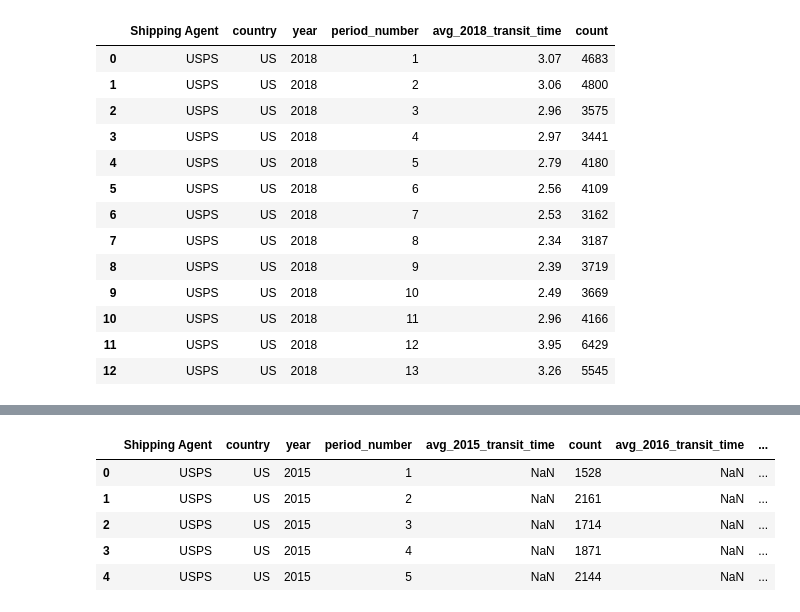
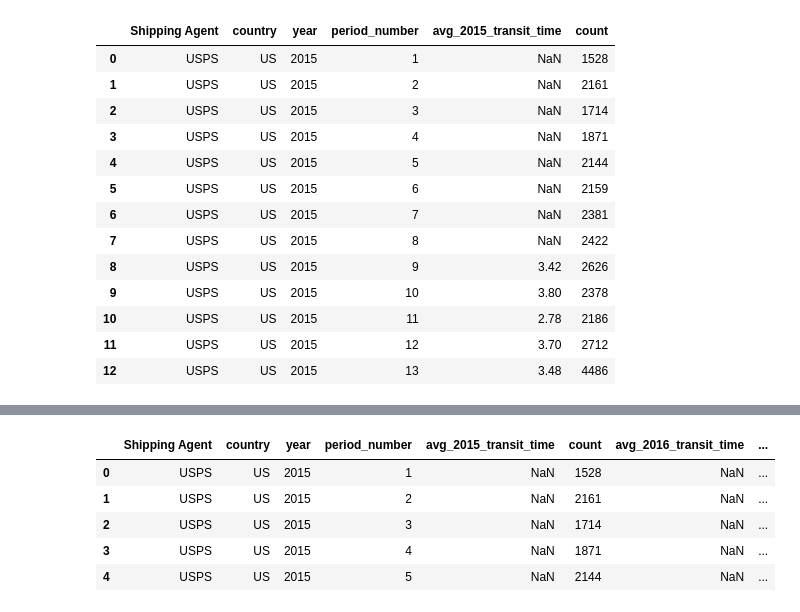
Before and after one commit to wrighang/shipping-data-analysis, a Jupyter notebook: FINAL_usps_transit_time_analysis.ipynb, the cells around one changed output, grey strips where cells are left out. Drawn from its saved outputs; the diff is of its cells as text; code cells hidden in the pictures.

```diff
--- a/FINAL_usps_transit_time_analysis.ipynb
+++ b/FINAL_usps_transit_time_analysis.ipynb
@@ -14,28 +26,28 @@ import scipy.stats as st
 # %%
 #load files
 usps_transit_time_2015 = os.path.join(".", "output", "usps_transit_time_2015.csv")
 usps_transit_time_2016 = os.path.join(".", "output", "usps_transit_time_2016.csv")
 usps_transit_time_2017 = os.path.join(".", "output", "usps_transit_time_2017.csv")
 usps_transit_time_2018 = os.path.join(".", "output", "usps_transit_time_2018.csv")
 
 #read data
 usps_transit_time_2015_df = pd.read_csv(usps_transit_time_2015)
 usps_transit_time_2016_df = pd.read_csv(usps_transit_time_2016)
 usps_transit_time_2017_df = pd.read_csv(usps_transit_time_2017)
 usps_transit_time_2018_df = pd.read_csv(usps_transit_time_2018)
-usps_transit_time_2018_df
+usps_transit_time_2015_df
 # %% [output]
-|  | Shipping Agent | country | year | period_number | avg_2018_transit_time | count |
-| 0 | USPS | US | 2018 | 1 | 3.07 | 4683 |
-| 1 | USPS | US | 2018 | 2 | 3.06 | 4800 |
-| 2 | USPS | US | 2018 | 3 | 2.96 | 3575 |
-| 3 | USPS | US | 2018 | 4 | 2.97 | 3441 |
-| 4 | USPS | US | 2018 | 5 | 2.79 | 4180 |
-| 5 | USPS | US | 2018 | 6 | 2.56 | 4109 |
-| 6 | USPS | US | 2018 | 7 | 2.53 | 3162 |
-| 7 | USPS | US | 2018 | 8 | 2.34 | 3187 |
-| 8 | USPS | US | 2018 | 9 | 2.39 | 3719 |
-| 9 | USPS | US | 2018 | 10 | 2.49 | 3669 |
-| 10 | USPS | US | 2018 | 11 | 2.96 | 4166 |
-| 11 | USPS | US | 2018 | 12 | 3.95 | 6429 |
-| 12 | USPS | US | 2018 | 13 | 3.26 | 5545 |
+|  | Shipping Agent | country | year | period_number | avg_2015_transit_time | count |
+| 0 | USPS | US | 2015 | 1 | NaN | 1528 |
+| 1 | USPS | US | 2015 | 2 | NaN | 2161 |
+| 2 | USPS | US | 2015 | 3 | NaN | 1714 |
+| 3 | USPS | US | 2015 | 4 | NaN | 1871 |
+| 4 | USPS | US | 2015 | 5 | NaN | 2144 |
+| 5 | USPS | US | 2015 | 6 | NaN | 2159 |
+| 6 | USPS | US | 2015 | 7 | NaN | 2381 |
+| 7 | USPS | US | 2015 | 8 | NaN | 2422 |
+| 8 | USPS | US | 2015 | 9 | 3.42 | 2626 |
+| 9 | USPS | US | 2015 | 10 | 3.80 | 2378 |
+| 10 | USPS | US | 2015 | 11 | 2.78 | 2186 |
+| 11 | USPS | US | 2015 | 12 | 3.70 | 2712 |
+| 12 | USPS | US | 2015 | 13 | 3.48 | 4486 |
```
Also changed, not shown: parts of 8 cells of this notebook, 4 other files.
